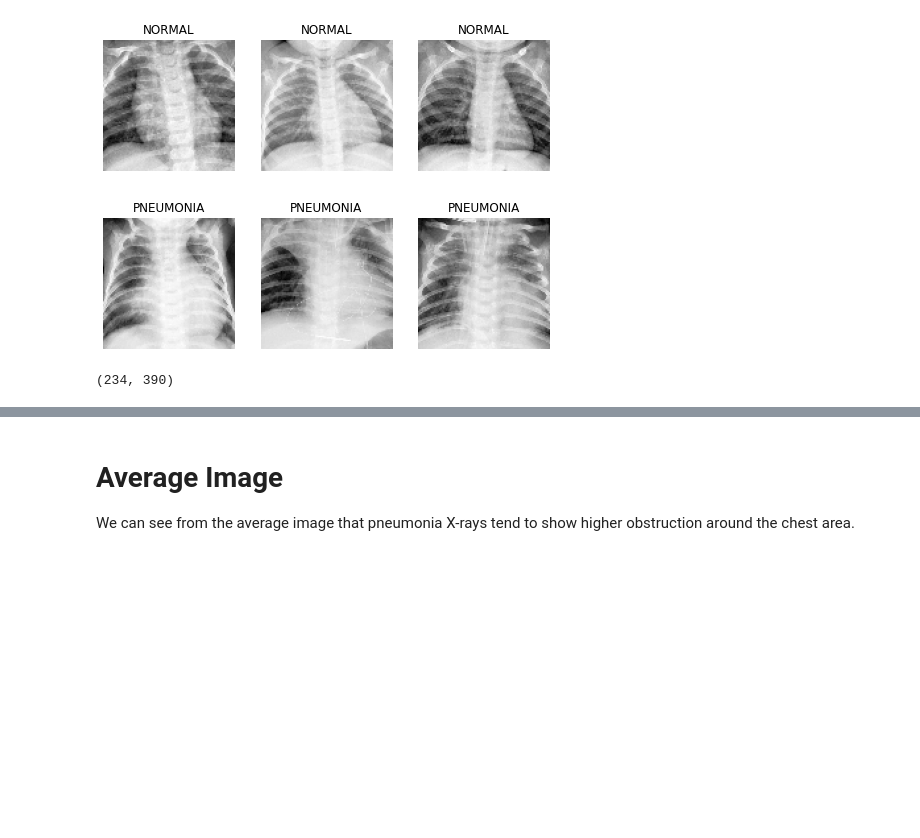
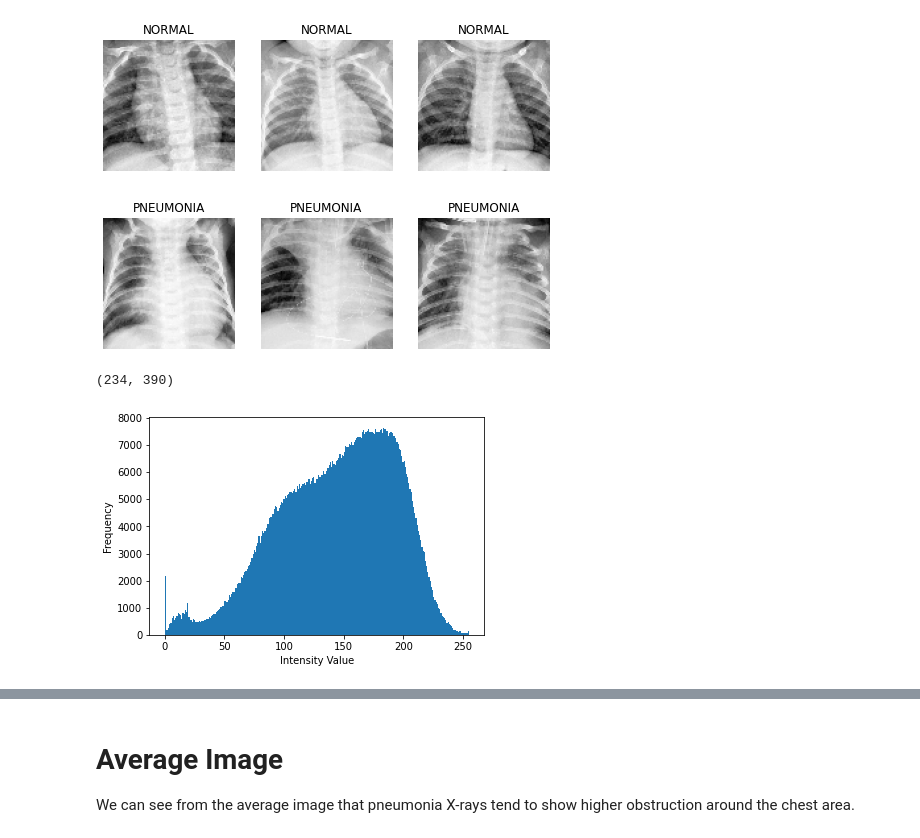
Before and after one commit to Shrey-Viradiya/Pneumonia_Detection, a Jupyter notebook: dataviz.ipynb, the cells around one changed output, grey strips where cells are left out. Saved outputs shown, nothing was run; the diff lists cells and outputs as text; code cells hidden in the pictures; blank space fills up the shorter version.

Commit message:
add histogram

```diff
--- a/dataviz.ipynb
+++ b/dataviz.ipynb
@@ -115,3 +118,10 @@ def img2np(path, list_of_filename, size = (64, 64)):
 # run it on our folders
 normal_images = img2np(f'/content/data/Corona_Classification_data/test/NORMAL/', normal_imgs)
 pnemonia_images = img2np(f'/content/data/Corona_Classification_data/test/INFECTED/', pneumo_imgs)
+# %%
+ax = plt.hist(normal_images.ravel(), bins = 256)
+plt.xlabel('Intensity Value')
+plt.ylabel('Frequency')
+plt.show()
+# %% [output]
+[figure, added]
```
Also changed, not shown: parts of 2 cells of this notebook.
